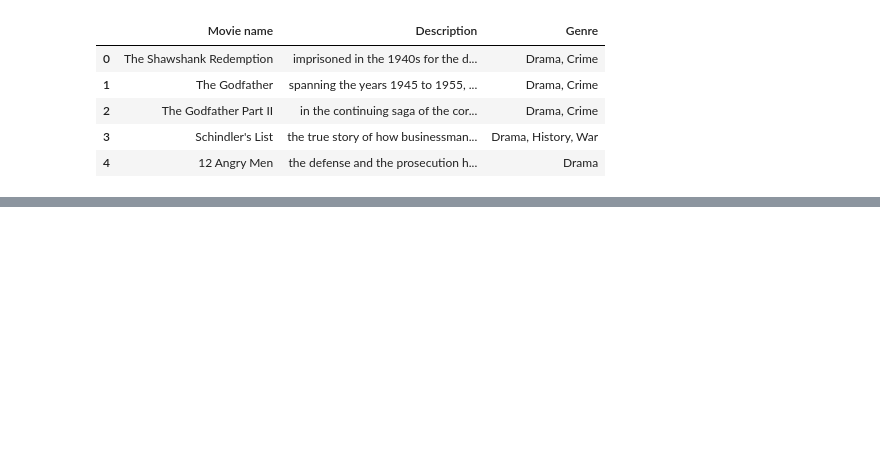
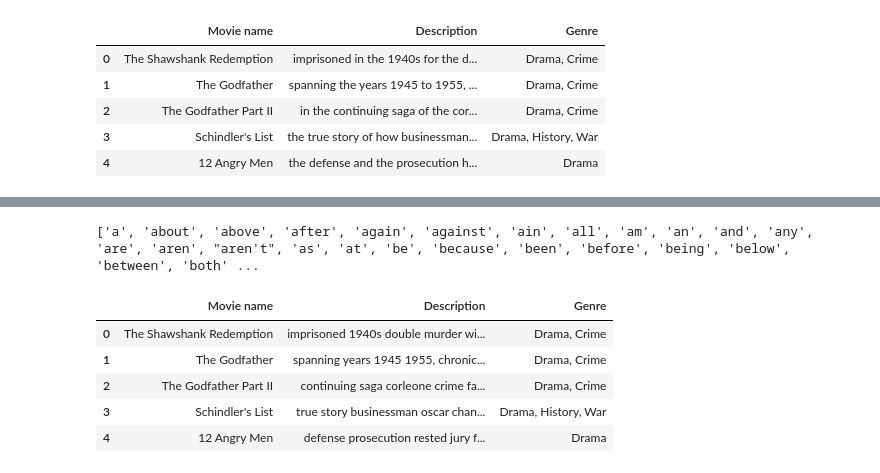
Before and after one commit to atharparvezce/nlp-project1-text-preprocessing, a Jupyter notebook: nlp-project1-text-preprocessing.ipynb, the cells around one changed output, grey strips where cells are left out. Cells and saved outputs as stored; diff of their text form; code cells hidden in the pictures; blank space fills up the shorter version.

```diff
--- a/nlp-project1-text-preprocessing.ipynb
+++ b/nlp-project1-text-preprocessing.ipynb
@@ -57,0 +104,7 @@ df.head()
+# %%
+## fast good for large text
+
+from autocorrect import Speller
+spell = Speller(lang='en')
+
+df['Description'] = df['Description'].apply(lambda x: spell(x))
@@ -57,0 +134,28 @@ df.head()
+# %%
+# Now you can use it
+print(stopwords.words('english'))
+# %% [output]
+['a', 'about', 'above', 'after', 'again', 'against', 'ain', 'all', 'am', 'an', 'and', 'any', 'are', 'aren', "aren't", 'as', 'at', 'be', 'because', 'been', 'before', 'being', 'below', 'between', 'both' ...
+# %%
+def remove_stopwords(text):
+    new_text = []
+
+    for word in text.split():
+        if word in stopwords.words('english'):
+            new_text.append('')
+        else:
+            new_text.append(word)
+    x = new_text[:]
+    new_text.clear()
+    return " ".join(x)
+# %%
+df['Description'] = df['Description'].apply(remove_stopwords)
+# %%
+df.head()
+# %% [output]
+|  | Movie name | Description | Genre |
+| 0 | The Shawshank Redemption | imprisoned 1940s double murder wi... | Drama, Crime |
+| 1 | The Godfather | spanning years 1945 1955, chronic... | Drama, Crime |
+| 2 | The Godfather Part II | continuing saga corleone crime fa... | Drama, Crime |
+| 3 | Schindler's List | true story businessman oscar chan... | Drama, History, War |
+| 4 | 12 Angry Men | defense prosecution rested jury f... | Drama |
```
Also changed, not shown: parts of 25 cells of this notebook, 1 other file.
